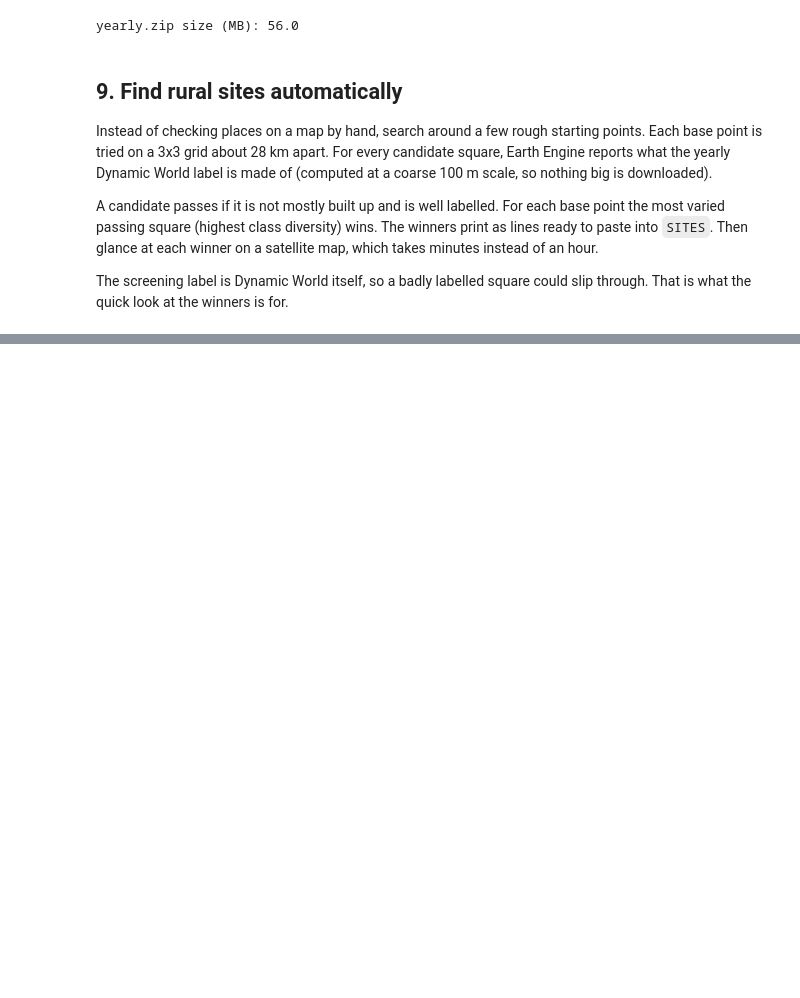
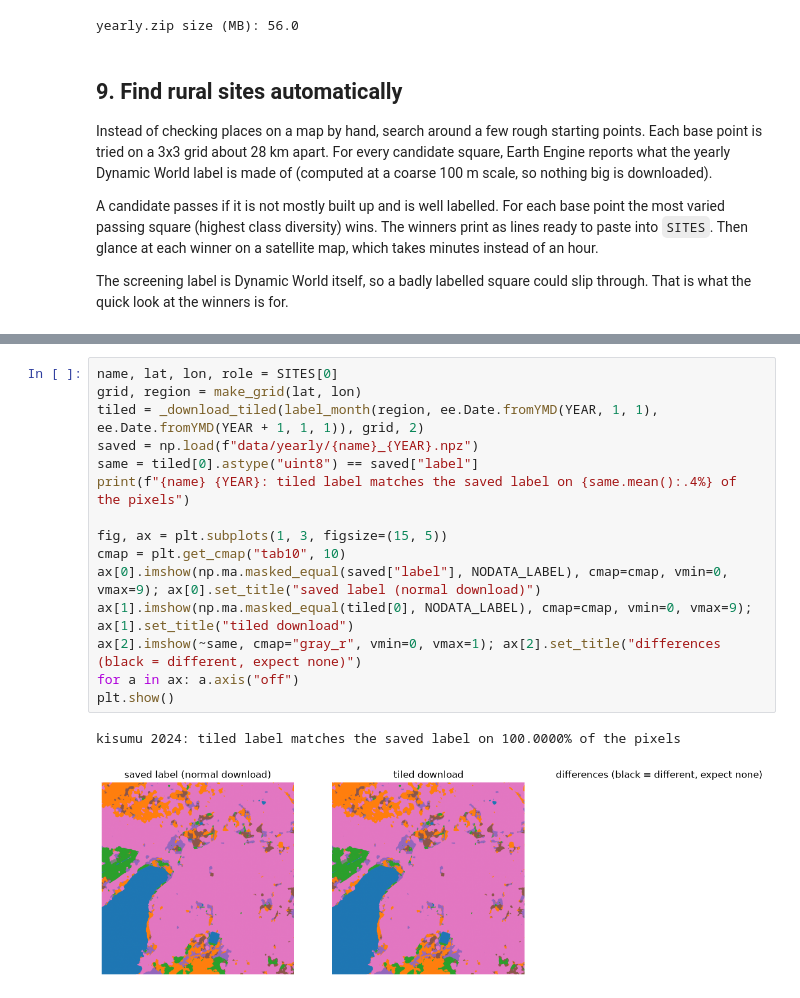
Before and after one commit to Yash-Annapure/Deep_learning_project, a Jupyter notebook: 01_data_export.ipynb, the cells around one changed output, grey strips where cells are left out. Drawn from its saved outputs; the diff is of its cells as text; blank space fills up the shorter version.

```diff
--- a/01_data_export.ipynb
+++ b/01_data_export.ipynb
@@ -422,0 +701,18 @@ n_ghana: 8/9 passed; winner (9.6552, -1.0924) built 0.00 labelled 1.00 {'shrub_a
+# %%
+name, lat, lon, role = SITES[0]
+grid, region = make_grid(lat, lon)
+tiled = _download_tiled(label_month(region, ee.Date.fromYMD(YEAR, 1, 1), ee.Date.fromYMD(YEAR + 1, 1, 1)), grid, 2)
+saved = np.load(f"data/yearly/{name}_{YEAR}.npz")
+same = tiled[0].astype("uint8") == saved["label"]
+print(f"{name} {YEAR}: tiled label matches the saved label on {same.mean():.4%} of the pixels")
+
+fig, ax = plt.subplots(1, 3, figsize=(15, 5))
+cmap = plt.get_cmap("tab10", 10)
+ax[0].imshow(np.ma.masked_equal(saved["label"], NODATA_LABEL), cmap=cmap, vmin=0, vmax=9); ax[0].set_title("saved label (normal download)")
+ax[1].imshow(np.ma.masked_equal(tiled[0], NODATA_LABEL), cmap=cmap, vmin=0, vmax=9); ax[1].set_title("tiled download")
+ax[2].imshow(~same, cmap="gray_r", vmin=0, vmax=1); ax[2].set_title("differences (black = different, expect none)")
+for a in ax: a.axis("off")
+plt.show()
+# %% [output]
+kisumu 2024: tiled label matches the saved label on 100.0000% of the pixels
+[figure, added]
```
Also changed, not shown: parts of 27 cells of this notebook, 4 other files.
